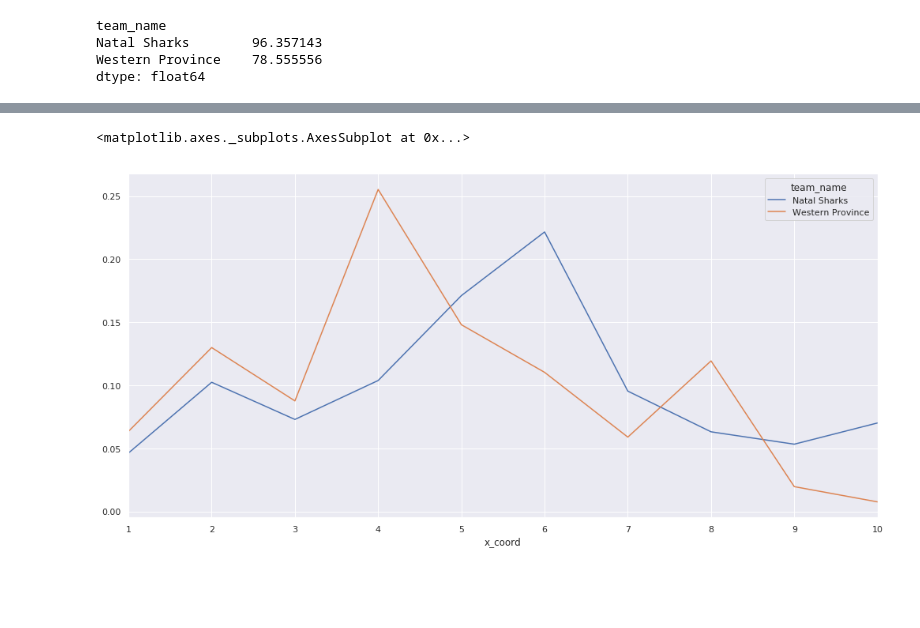
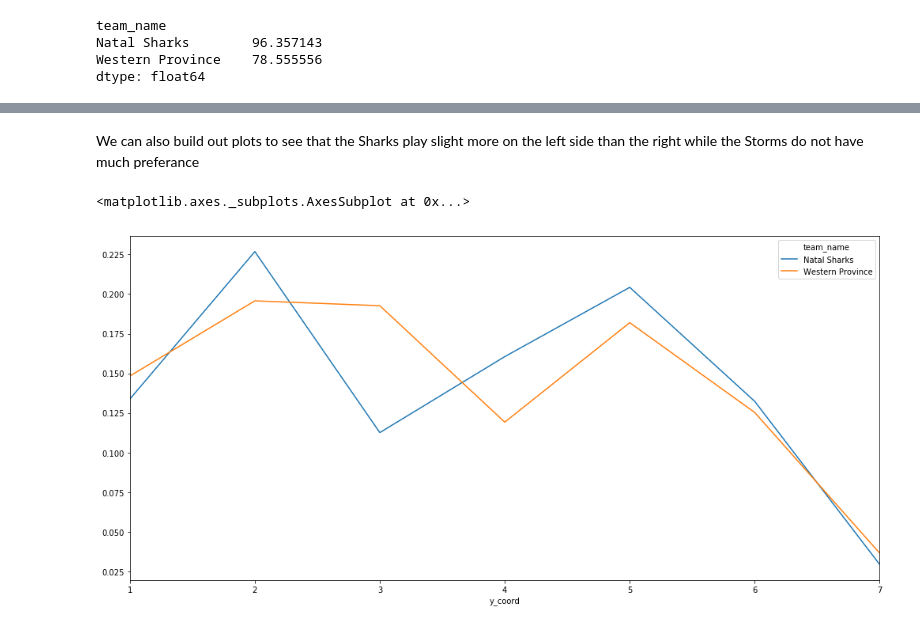
Before and after one commit to jlondal/pyrugga, a Jupyter notebook: jupyter/tuts/Getting Started.ipynb, the cells around one changed output, grey strips where cells are left out. Drawn from its saved outputs; the diff is of its cells as text; code cells hidden in the pictures; blank space fills up the shorter version.

```diff
--- a/jupyter/tuts/Getting Started.ipynb
+++ b/jupyter/tuts/Getting Started.ipynb
@@ -169,5 +192,7 @@ get_TerritoryY(df,perc=True)
+# %% [markdown]
+We can also build out plots to see that the Sharks play slight more on the left side than the right while the Storms do not have much preferance
 # %%
-get_Territory(df,perc=True).plot(kind='line',figsize=(17,8))
+df.getTerritoryY(perc=True).plot(kind='line',figsize=(17,8))
 # %% [output]
 <matplotlib.axes._subplots.AxesSubplot at 0x...>
-[figure, old version]
+[figure, new version]
```
Also changed, not shown: parts of 7 cells of this notebook, 2 other files.
